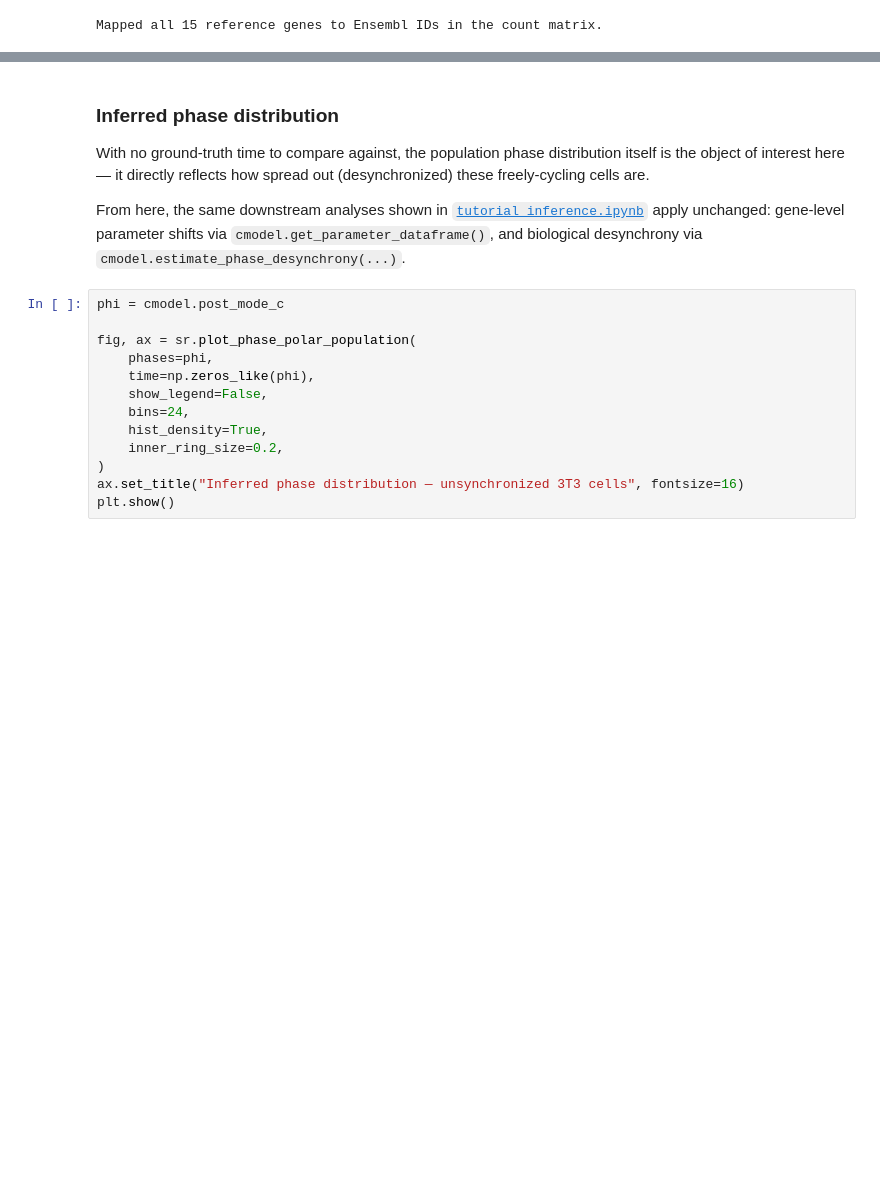
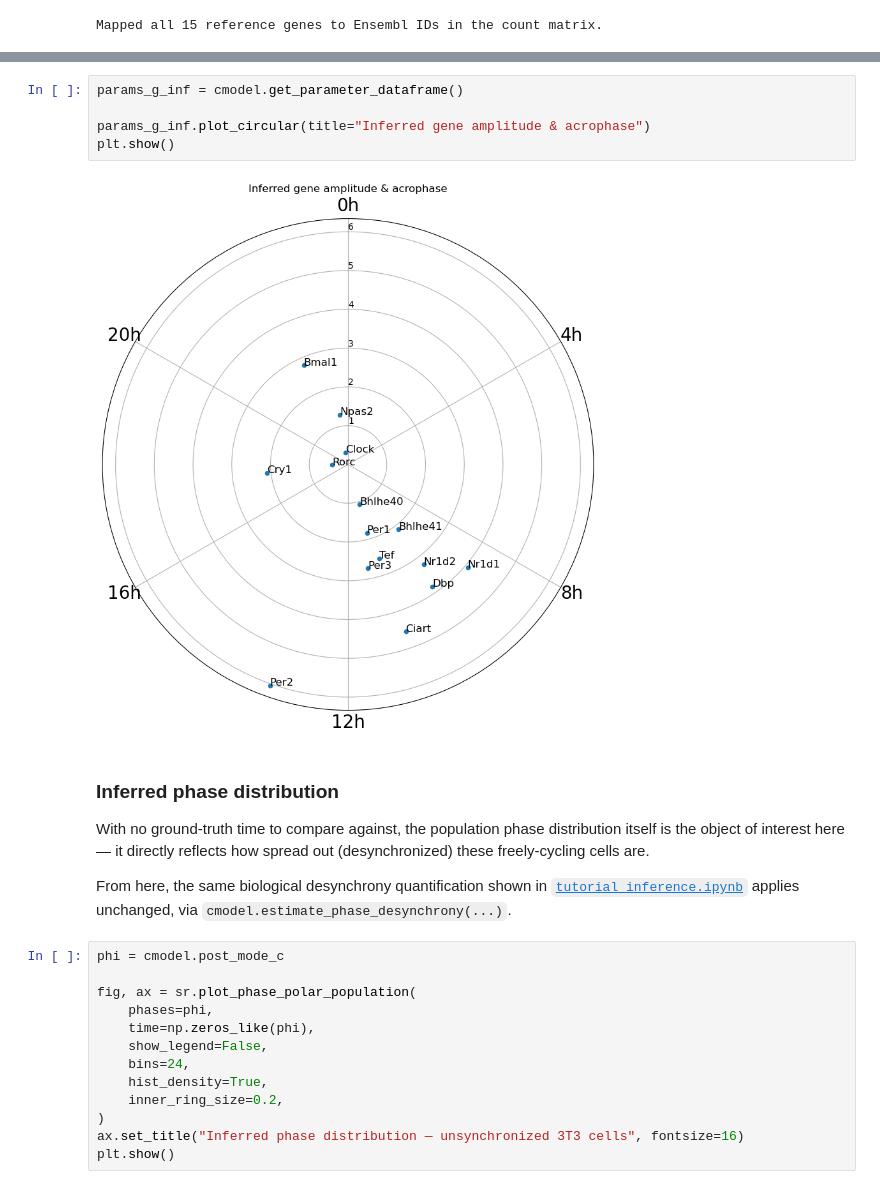
Before and after one commit to AndreaSalati/scRITMO, a Jupyter notebook: tutorials/tutorial_unsynchronized_cells.ipynb, the cells around one changed output, grey strips where cells are left out. Cells and saved outputs as stored; diff of their text form; blank space fills up the shorter version.

```diff
--- a/tutorials/tutorial_unsynchronized_cells.ipynb
+++ b/tutorials/tutorial_unsynchronized_cells.ipynb
@@ -195,3 +205,10 @@ plt.show()
+# %%
+params_g_inf = cmodel.get_parameter_dataframe()
+
+params_g_inf.plot_circular(title="Inferred gene amplitude & acrophase")
+plt.show()
+# %% [output]
+[figure, added]
 # %% [markdown]
 ### Inferred phase distribution
 
@@ -199,9 +216,8 @@ With no ground-truth time to compare against, the population phase distribution
 object of interest here — it directly reflects how spread out (desynchronized) these freely-cycling
 cells are.
 
-From here, the same downstream analyses shown in
-[`tutorial_inference.ipynb`](tutorial_inference.ipynb) apply unchanged: gene-level parameter shifts
-via `cmodel.get_parameter_dataframe()`, and biological desynchrony via
+From here, the same biological desynchrony quantification shown in
+[`tutorial_inference.ipynb`](tutorial_inference.ipynb) applies unchanged, via
 `cmodel.estimate_phase_desynchrony(...)`.
 # %%
 phi = cmodel.post_mode_c
```
Also changed, not shown: parts of 4 cells of this notebook.
